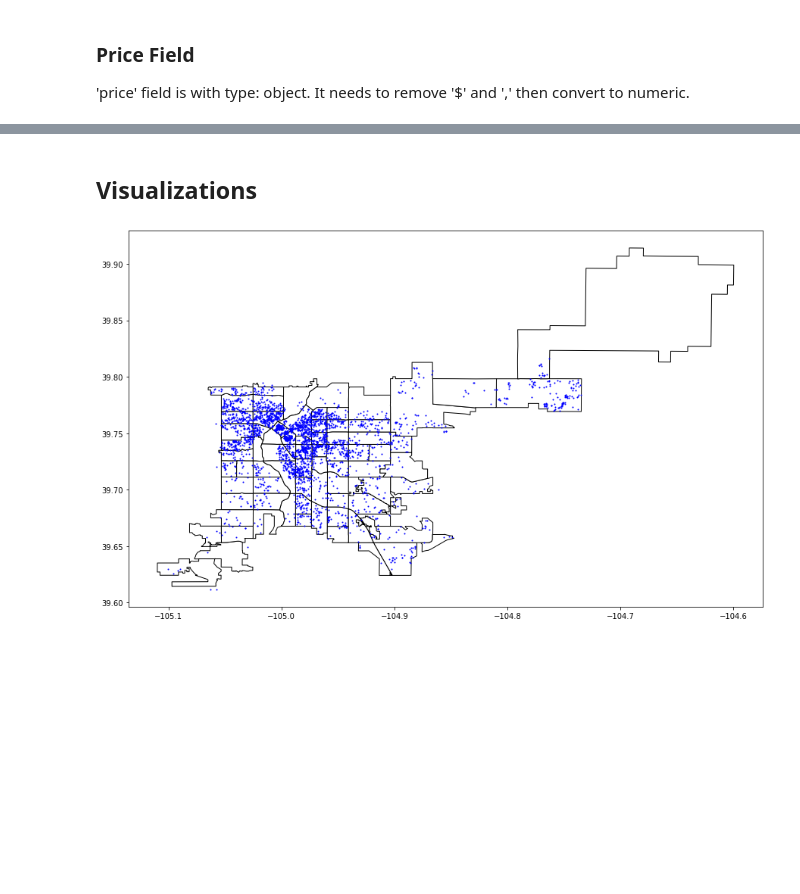
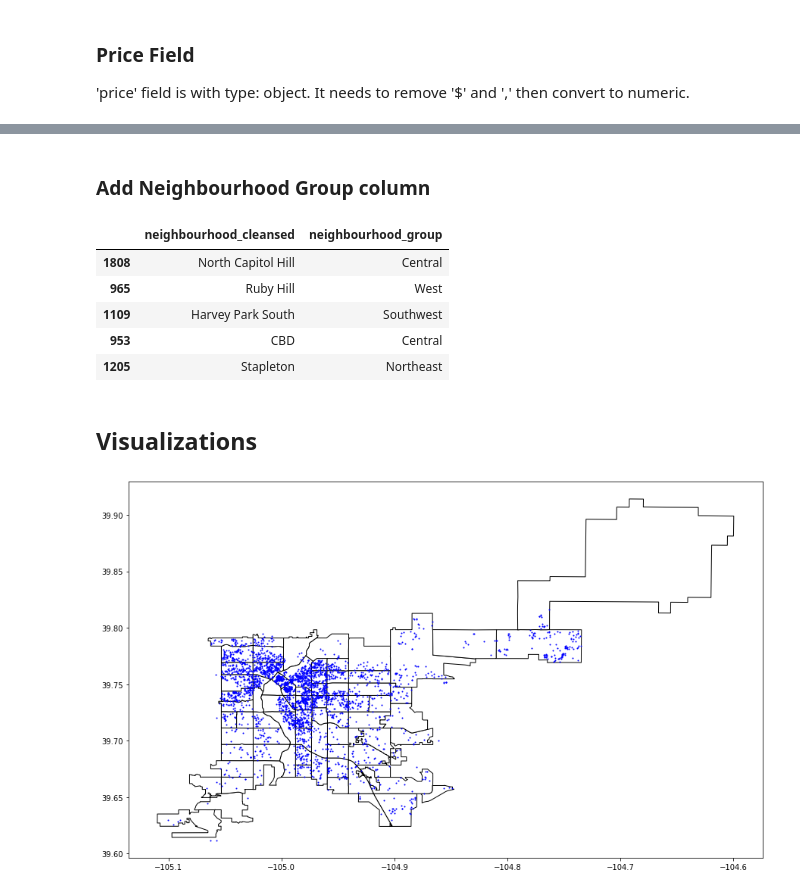
Before and after one commit to jeniscool/tools2-final-project, a Jupyter notebook: final_project_notebook.ipynb, the cells around one changed output, grey strips where cells are left out. Saved outputs shown, nothing was run; the diff lists cells and outputs as text; code cells hidden in the pictures; blank space fills up the shorter version.

```diff
--- a/final_project_notebook.ipynb
+++ b/final_project_notebook.ipynb
@@ -208,6 +221,23 @@ min         0.000000
 75%       175.000000
 max      9999.000000
 Name: price, dtype: float64
+# %% [markdown]
+### Add Neighbourhood Group column
+# %%
+# add neighboorhood group
+neighbourhoods_group = pd.read_csv("https://docs.google.com/spreadsheets/d/1EhAbM7f115MAFsDZxrbCTX4Dr4Nrq_yGQdgRfizTeVM/export?format=csv")
+
+listings = pd.merge(listings, neighbourhoods_group, on='neighbourhood_cleansed',
+         how='left', validate='m:1')
+
+listings[['neighbourhood_cleansed','neighbourhood_group']].sample(5)
+# %% [output]
+|  | neighbourhood_cleansed | neighbourhood_group |
+| 1808 | North Capitol Hill | Central |
+| 965 | Ruby Hill | West |
+| 1109 | Harvey Park South | Southwest |
+| 953 | CBD | Central |
+| 1205 | Stapleton | Northeast |
 # %%
 # Maybe TODO: Make a table called 'hosts'
 # - index - hostID (from listings df)
```
Also changed, not shown: parts of 6 cells of this notebook, 3 other files.
